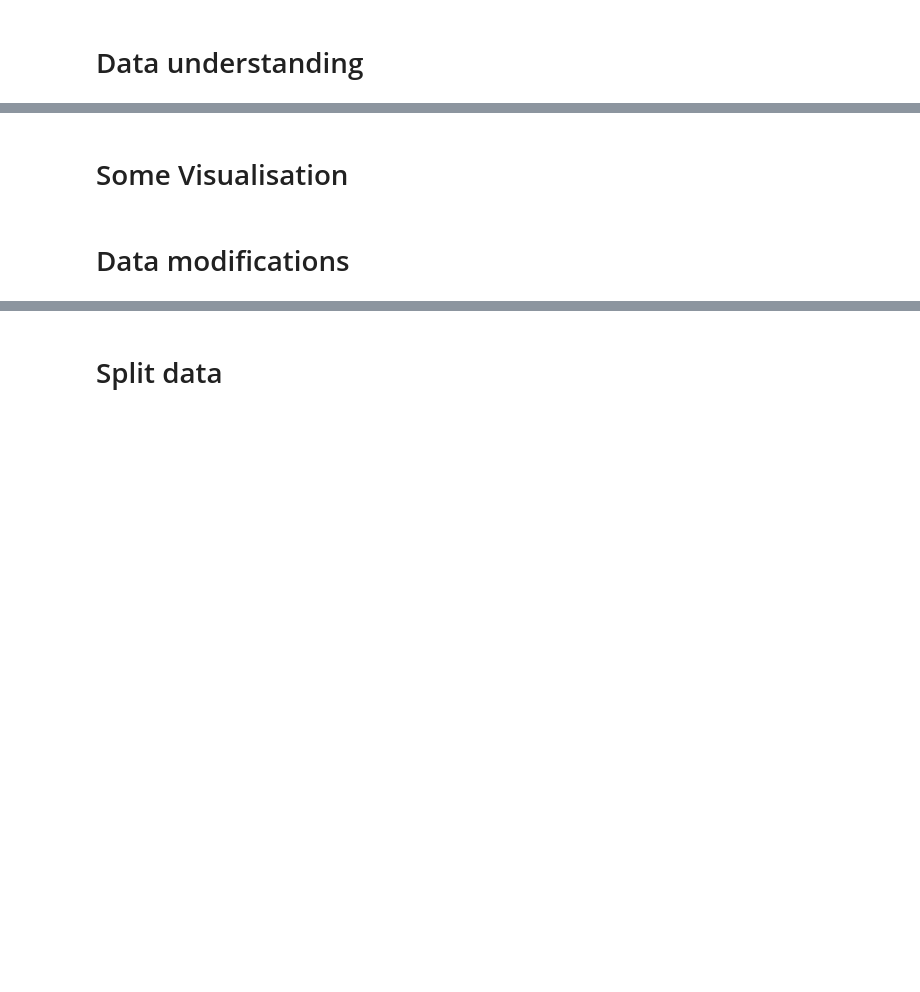
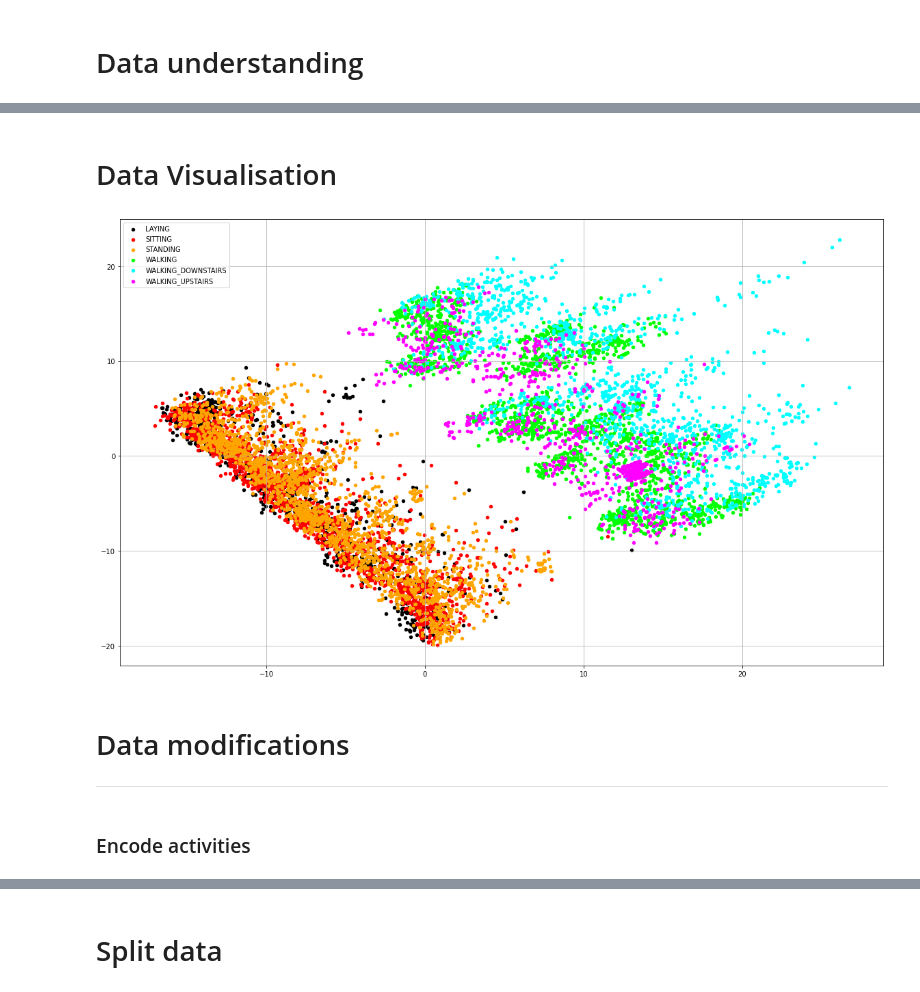
Before and after one commit to mati9725/hackathon, a Jupyter notebook: najszypsze_BMMW.ipynb, the cells around one changed output, grey strips where cells are left out. Cells and saved outputs as stored; diff of their text form; code cells hidden in the pictures; blank space fills up the shorter version.

```diff
--- a/najszypsze_BMMW.ipynb
+++ b/najszypsze_BMMW.ipynb
@@ -53,0 +41,5 @@ Length: 573, dtype: int64
+# %%
+print("Number of missing data: " + str(sum(data.isna().sum())))
+data.isna().sum()
+data = data.fillna(data.mean())
+print(data.isna().sum())
@@ -54,2 +60,2 @@ Length: 573, dtype: int64
 # %% [markdown]
-# Some Visualisation
+# Data Visualisation
@@ -58,3 +62,34 @@ Length: 573, dtype: int64
+# %%
+from sklearn.decomposition import PCA
+
+pca = PCA(n_components = 2)
+pca = pca.fit_transform(data.drop(columns = ["Activity"]))
+# %%
+point_size = 20
+colors = ['black', 'red', 'orange', 'lime', 'cyan', 'magenta']
+labels = ['LAYING',
+         'SITTING',
+         'STANDING',
+         'WALKING',
+         'WALKING_DOWNSTAIRS',
+         'WALKING_UPSTAIRS']
+
+fig, ax = plt.subplots(figsize=(20, 12))
+for color, label in zip(colors, labels):
+    ax.scatter(pca[:,0][data.Activity.to_numpy()==label],
+               pca[:,1][data.Activity.to_numpy()==label],
+               s = point_size,
+               color = color,
+               label = label)
+
+ax.legend()
+ax.grid(True)
+plt.show()
+# %% [output]
+[figure, added]
 # %% [markdown]
 # Data modifications
+---
+# %% [markdown]
+### Encode activities
 # %%
```
Also changed, not shown: parts of 21 cells of this notebook.
